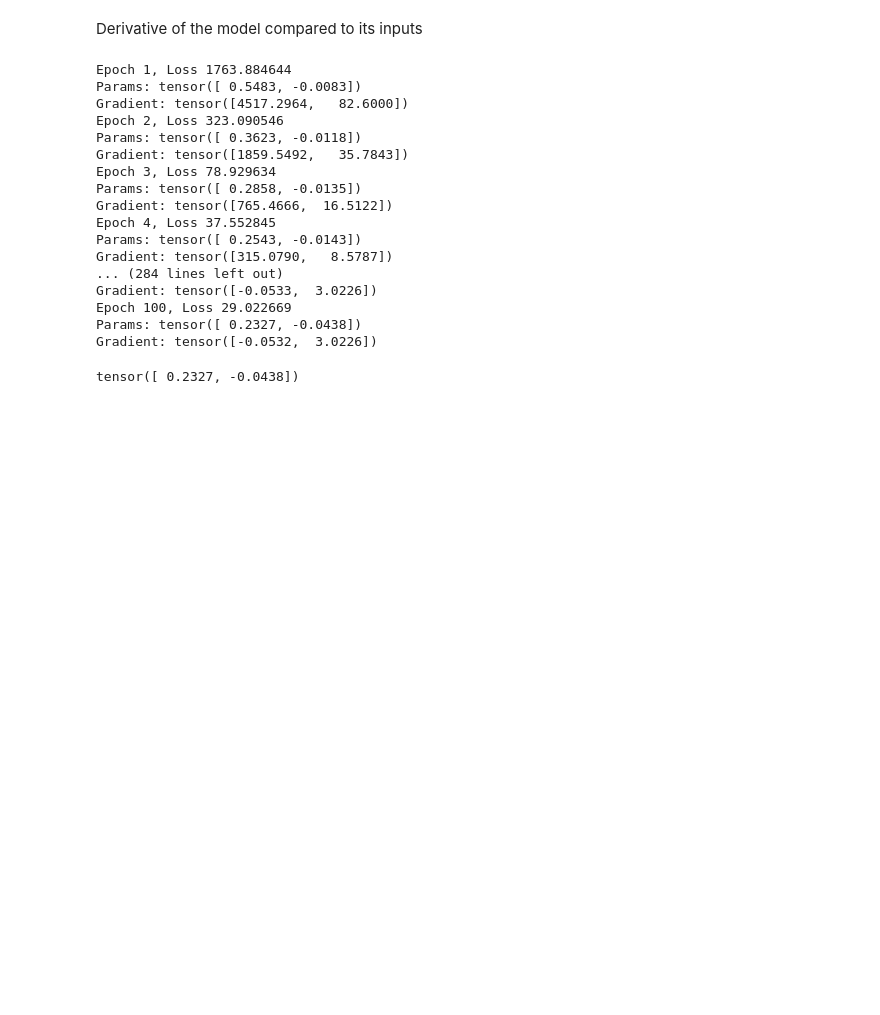
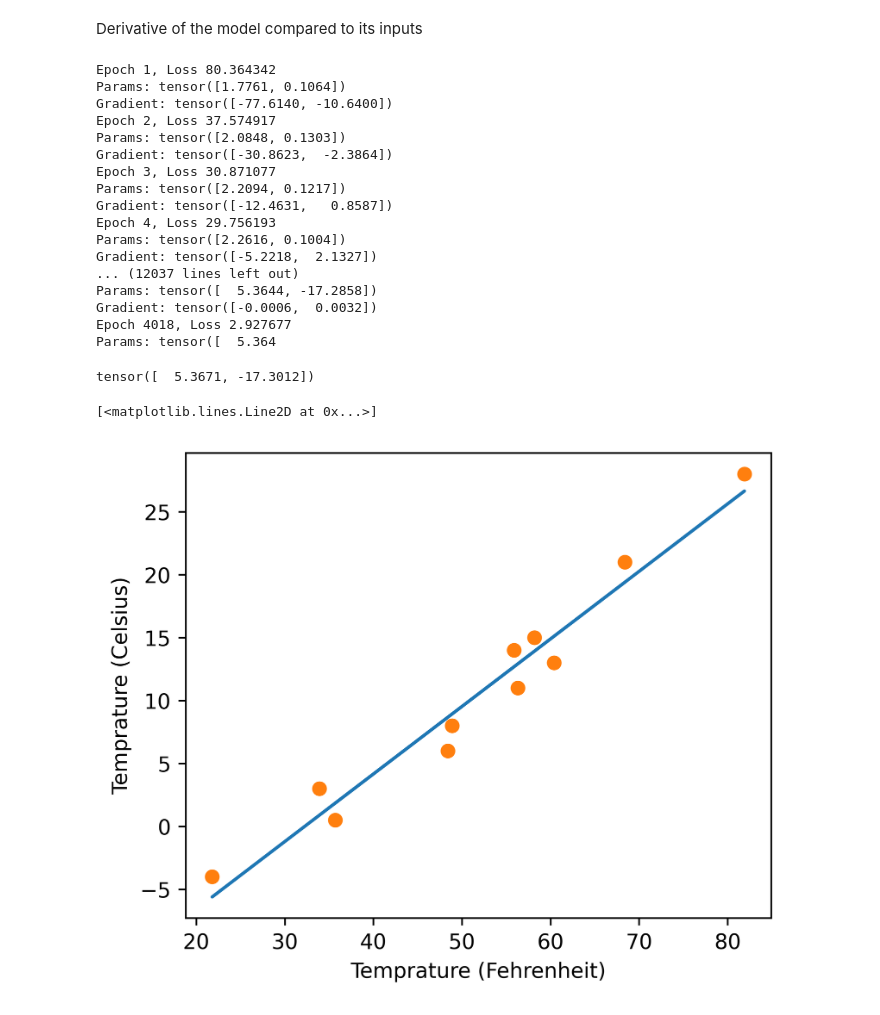
Before and after one commit to alhassankhedr/deep-learning-journey, a Jupyter notebook: books/deep-learning-pytorch-2e/ch05-mechanics-learning/notebook/1_parameter_estimation.ipynb, the cells around one changed output. Cells and saved outputs as stored; diff of their text form; code cells hidden in the pictures; blank space fills up the shorter version.

```diff
--- a/books/deep-learning-pytorch-2e/ch05-mechanics-learning/notebook/1_parameter_estimation.ipynb
+++ b/books/deep-learning-pytorch-2e/ch05-mechanics-learning/notebook/1_parameter_estimation.ipynb
@@ -105,23 +105,41 @@ def training_loop(n_epochs, learning_rate, params, t_u, t_c):
         print(f'Gradient: {grad}')
     return params
 # %%
-training_loop(n_epochs=100, learning_rate=1e-4, params=torch.tensor([1.0, 0.0]), t_u = t_u, t_c=t_c)
+t_un = 0.1 * t_u
+
+params = training_loop(n_epochs=5000, learning_rate=1e-2, params=torch.tensor([1.0, 0.0]), t_u = t_un, t_c=t_c)
+
+params
 # %% [output]
-Epoch 1, Loss 1763.884644
-Params: tensor([ 0.5483, -0.0083])
-Gradient: tensor([4517.2964,   82.6000])
-Epoch 2, Loss 323.090546
-Params: tensor([ 0.3623, -0.0118])
-Gradient: tensor([1859.5492,   35.7843])
-Epoch 3, Loss 78.929634
-Params: tensor([ 0.2858, -0.0135])
-Gradient: tensor([765.4666,  16.5122])
-Epoch 4, Loss 37.552845
-Params: tensor([ 0.2543, -0.0143])
-Gradient: tensor([315.0790,   8.5787])
-... (284 lines left out)
-Gradient: tensor([-0.0533,  3.0226])
-Epoch 100, Loss 29.022669
-Params: tensor([ 0.2327, -0.0438])
-Gradient: tensor([-0.0532,  3.0226])
+Epoch 1, Loss 80.364342
+Params: tensor([1.7761, 0.1064])
+Gradient: tensor([-77.6140, -10.6400])
+Epoch 2, Loss 37.574917
+Params: tensor([2.0848, 0.1303])
+Gradient: tensor([-30.8623,  -2.3864])
+Epoch 3, Loss 30.871077
+Params: tensor([2.2094, 0.1217])
+Gradient: tensor([-12.4631,   0.8587])
+Epoch 4, Loss 29.756193
+Params: tensor([2.2616, 0.1004])
+Gradient: tensor([-5.2218,  2.1327])
+... (12037 lines left out)
+Params: tensor([  5.3644, -17.2858])
+Gradient: tensor([-0.0006,  0.0032])
+Epoch 4018, Loss 2.927677
+Params: tensor([  5.364
-tensor([ 0.2327, -0.0438])
+tensor([  5.3671, -17.3012])
+# %%
+%matplotlib inline
+from matplotlib import pyplot as pyplot
+
+t_p = model(t_un, *params)
+
+fig = plt.figure(figsize=(5,4), dpi=600)
+plt.xlabel("Temprature (Fehrenheit)")
+plt.ylabel("Temprature (Celsius)")
+plt.plot(t_u.numpy(), t_p.detach().numpy())
+plt.plot(t_u.numpy(), t_c.numpy(), 'o')
+# %% [output]
+[<matplotlib.lines.Line2D at 0x...>]
+[figure, added]
```
